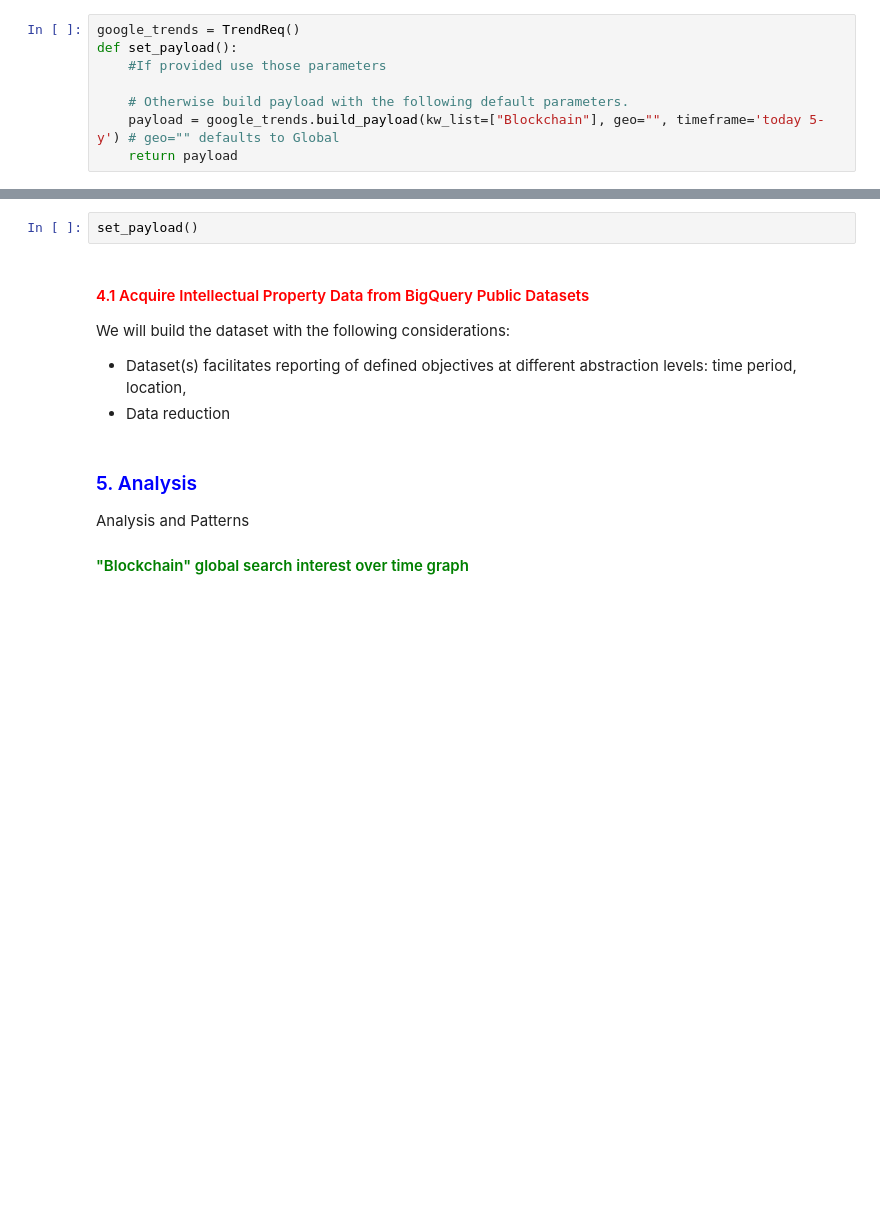
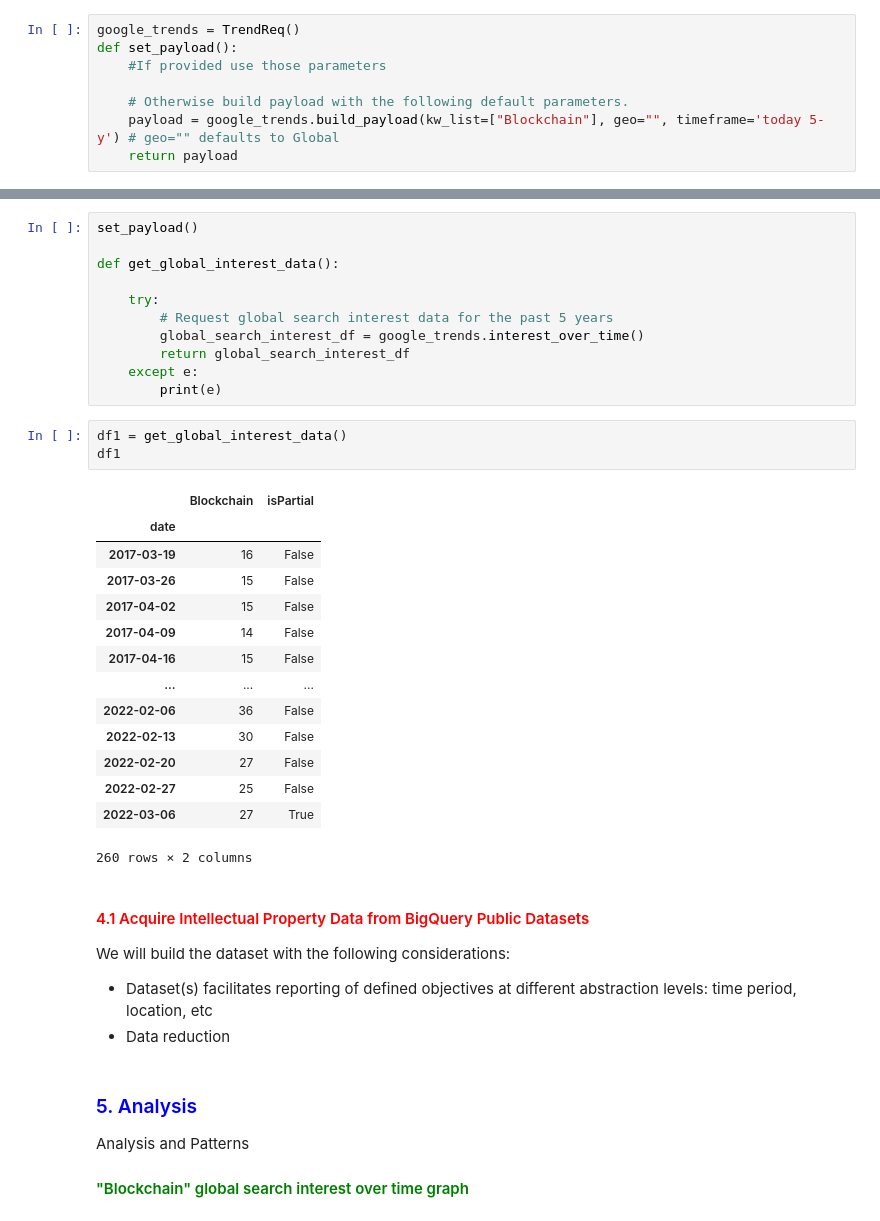
Before and after one commit to paulowe/python-data-programming, a Jupyter notebook: assignments/cw2 drafts/analysis.ipynb, the cells around one changed output, grey strips where cells are left out. Drawn from its saved outputs; the diff is of its cells as text; blank space fills up the shorter version.

```diff
--- a/assignments/cw2 drafts/analysis.ipynb
+++ b/assignments/cw2 drafts/analysis.ipynb
@@ -194,10 +295,37 @@ We are interested in a comprehensive understanding of the deluge around blockcha
 # %%
 set_payload()
+
+def get_global_interest_data():
+
+    try:
+        # Request global search interest data for the past 5 years
+        global_search_interest_df = google_trends.interest_over_time()
+        return global_search_interest_df
+    except e:
+        print(e)
+# %%
+df1 = get_global_interest_data()
+df1
+# %% [output]
+|  | Blockchain | isPartial |
+| date |  |  |
+| 2017-03-19 | 16 | False |
+| 2017-03-26 | 15 | False |
+| 2017-04-02 | 15 | False |
+| 2017-04-09 | 14 | False |
+| 2017-04-16 | 15 | False |
+| ... | ... | ... |
+| 2022-02-06 | 36 | False |
+| 2022-02-13 | 30 | False |
+| 2022-02-20 | 27 | False |
+| 2022-02-27 | 25 | False |
+| 2022-03-06 | 27 | True |
+260 rows × 2 columns
 # %% [markdown]
 <font color="red"><h4>4.1 Acquire Intellectual Property Data from BigQuery Public Datasets</h4></font>
 
 We will build the dataset with the following considerations:
-- Dataset(s) facilitates reporting of defined objectives at different abstraction levels: time period, location,
+- Dataset(s) facilitates reporting of defined objectives at different abstraction levels: time period, location, etc
 - Data reduction
 # %% [markdown]
 <font color="blue"><h3>5. Analysis</h3></font>
```
Also changed, not shown: parts of 11 cells of this notebook.
